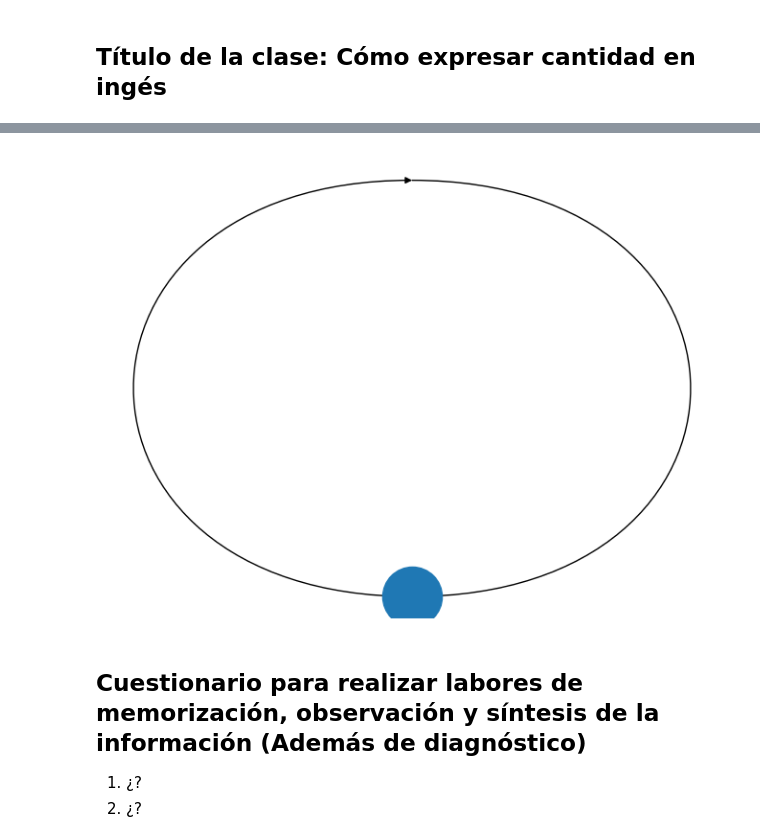
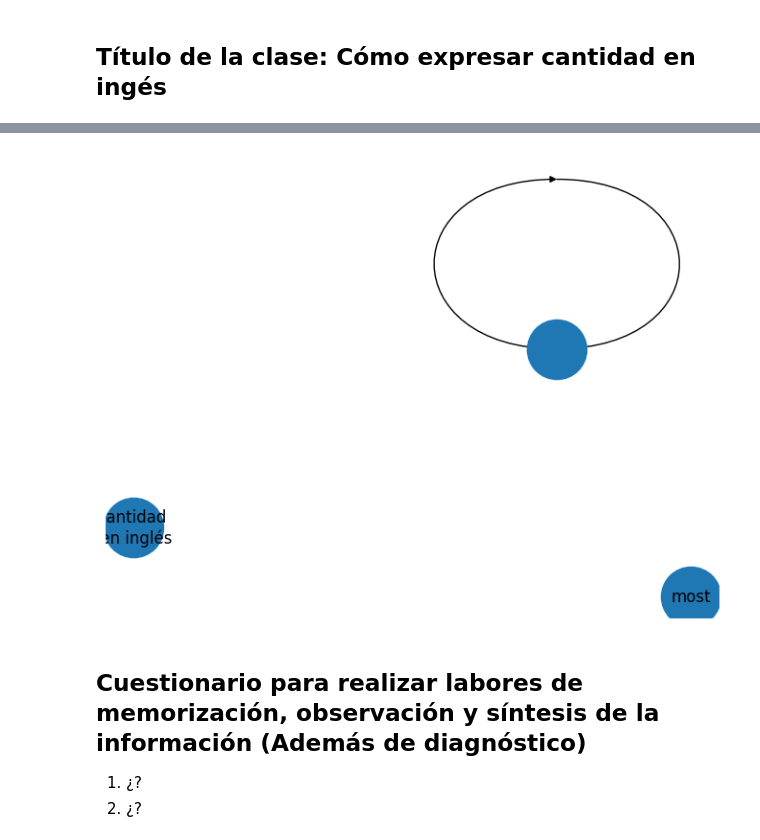
Before and after one commit to marco-canas/english_for_scientific_communication, a Jupyter notebook: A1/2_section/27_como_expresar_cantidad_en_inglés/27_1_como_expresar_cantidad_sin_numeros.ipynb, the cells around one changed output, grey strips where cells are left out. Drawn from its saved outputs; the diff is of its cells as text; code cells hidden in the pictures.

Commit message:
incluí la palabra del día en el cuaderno de la clase sobre cómo expresar cantidad en inglés

```diff
--- a/A1/2_section/27_como_expresar_cantidad_en_inglés/27_1_como_expresar_cantidad_sin_numeros.ipynb
+++ b/A1/2_section/27_como_expresar_cantidad_en_inglés/27_1_como_expresar_cantidad_sin_numeros.ipynb
@@ -189,26 +208,27 @@ vez que otras personas nos asocien con cualquiera de estos sentimientos, disminu
 # %%
 # Mapa conceptual de la clase
 import networkx as nx
 
 G = nx.DiGraph()
 
 # Agregar lísta de conceptos
-
-lista_conceptos = ['', '']
+c1 = 'Cantidad \n en inglés'
+c2 = 'most'
+lista_conceptos = [c1, c2]
 
 G.add_nodes_from(lista_conceptos)
 
 # Agregar las flechas de vinculación de conceptos
 
 pares_conceptos_vinculados = [("", "")]
 
 G.add_edges_from(pares_conceptos_vinculados)
 
 pos = nx.spring_layout(G, seed = 513)
 
 nx.draw(G, pos, with_labels = True, node_size = 2000)
 # %% [output]
-[figure, old version]
+[figure, new version]
 # %% [markdown]
 ## Cuestionario para realizar labores de memorización, observación y síntesis de la información (Además de diagnóstico)
 
```
Also changed, not shown: parts of 20 cells of this notebook.
